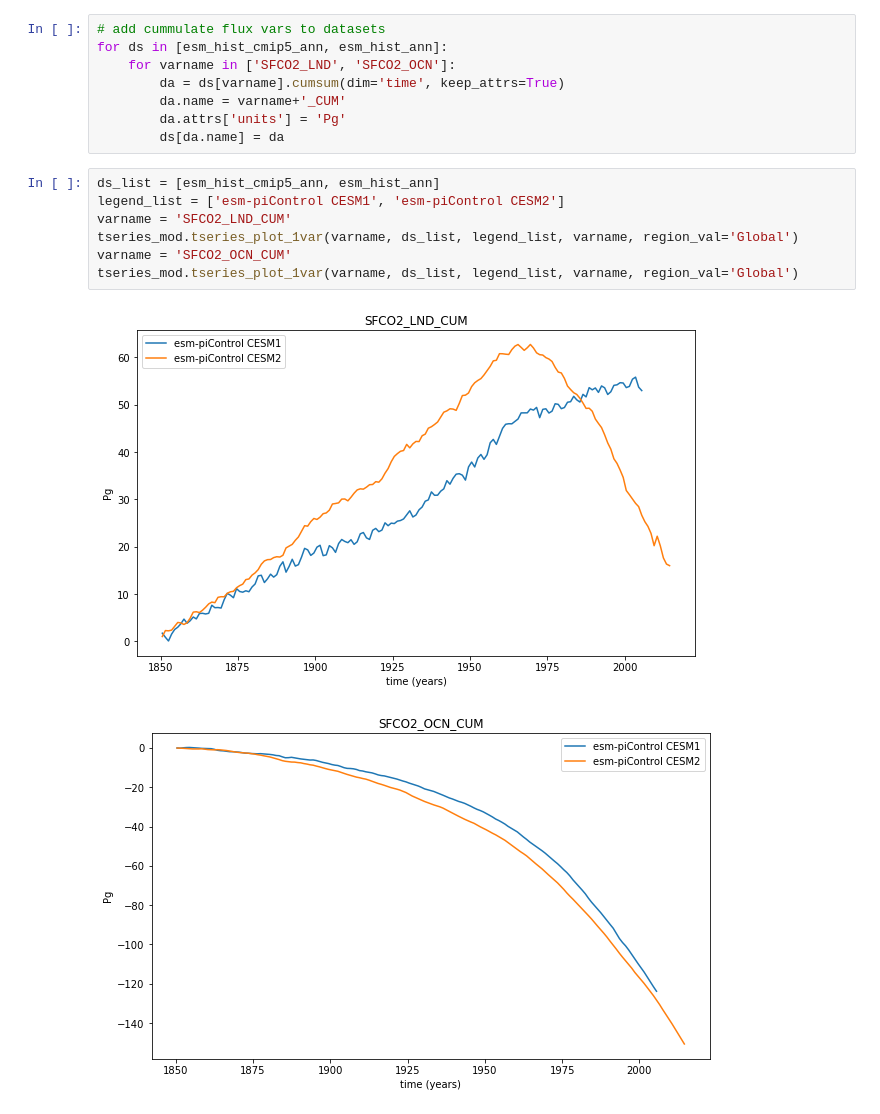
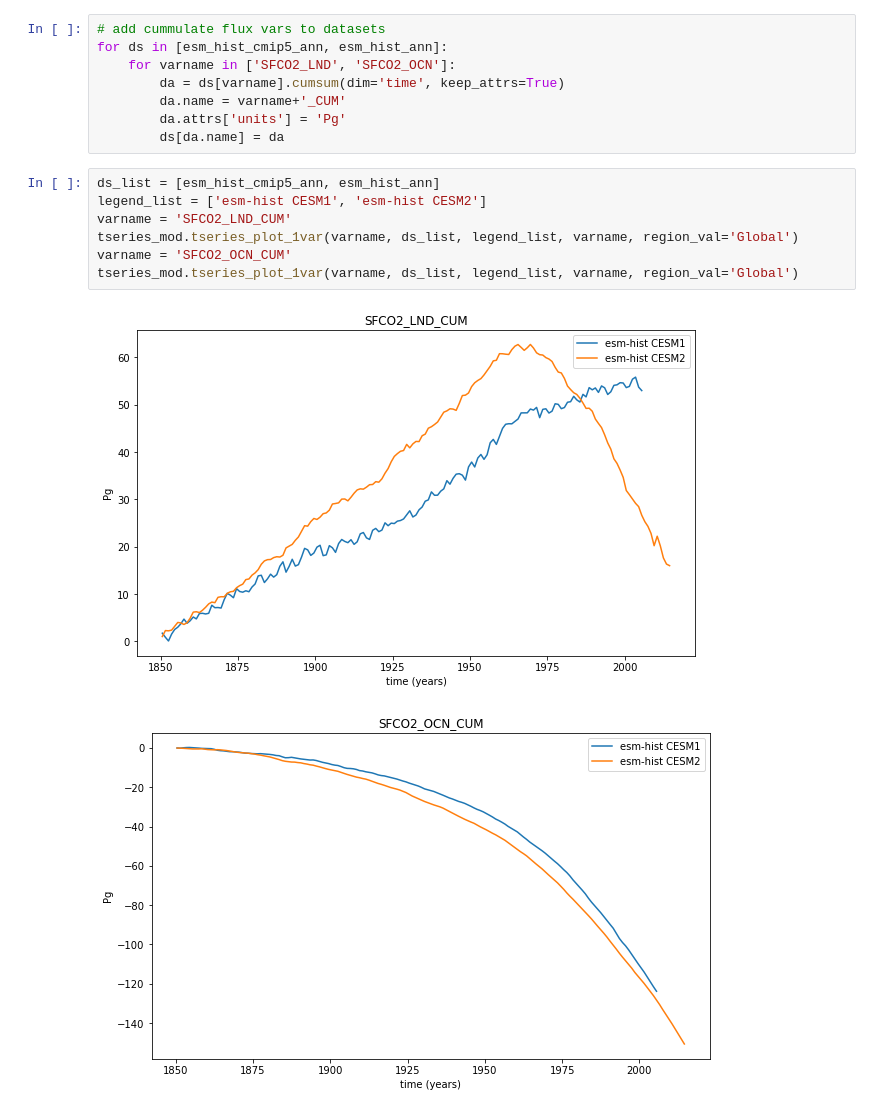
Before and after one commit to klindsay28/CESM2_coup_carb_cycle_JAMES, a Jupyter notebook: Cinv_esm-hist.ipynb, the cells around one changed output. Cells and saved outputs as stored; diff of their text form.

Commit message:
correct legends in plots of Cinv_esm-hist notebook

```diff
--- a/Cinv_esm-hist.ipynb
+++ b/Cinv_esm-hist.ipynb
@@ -68,11 +68,11 @@ for ds in [esm_hist_cmip5_ann, esm_hist_ann]:
         ds[da.name] = da
 # %%
 ds_list = [esm_hist_cmip5_ann, esm_hist_ann]
-legend_list = ['esm-piControl CESM1', 'esm-piControl CESM2']
+legend_list = ['esm-hist CESM1', 'esm-hist CESM2']
 varname = 'SFCO2_LND_CUM'
 tseries_mod.tseries_plot_1var(varname, ds_list, legend_list, varname, region_val='Global')
 varname = 'SFCO2_OCN_CUM'
 tseries_mod.tseries_plot_1var(varname, ds_list, legend_list, varname, region_val='Global')
 # %% [output]
-[figure, old version]
+[figure, new version]
-[figure, old version]
+[figure, new version]
```
Also changed, not shown: parts of 2 cells of this notebook.
